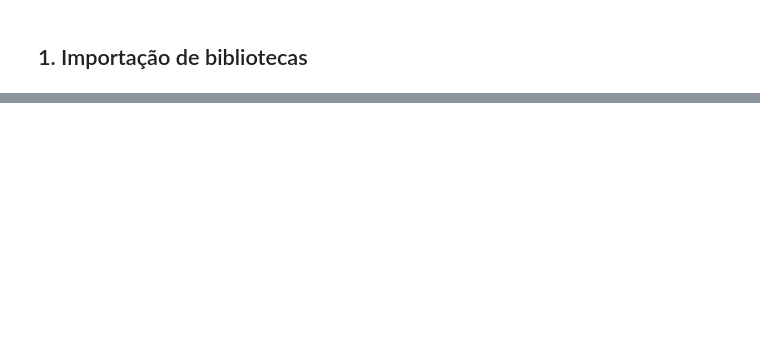
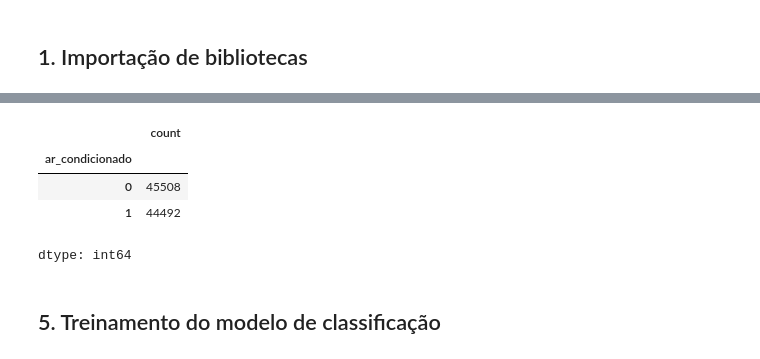
Before and after one commit to No-Country-simulation/G9-BR-TEAM-18, a Jupyter notebook: HACKATOON_BASE_NOTEBOOK.ipynb, the cells around one changed output, grey strips where cells are left out. Drawn from its saved outputs; the diff is of its cells as text; code cells hidden in the pictures; blank space fills up the shorter version.

```diff
--- a/HACKATOON_BASE_NOTEBOOK.ipynb
+++ b/HACKATOON_BASE_NOTEBOOK.ipynb
@@ -167,0 +302,10 @@ df.head()
+# %%
+df['ar_condicionado'].value_counts()
+# %% [output]
+|  | count |
+| ar_condicionado |  |
+| 0 | 45508 |
+| 1 | 44492 |
+dtype: int64
+# %% [markdown]
+## 5. Treinamento do modelo de classificação
```
Also changed, not shown: parts of 24 cells of this notebook.
